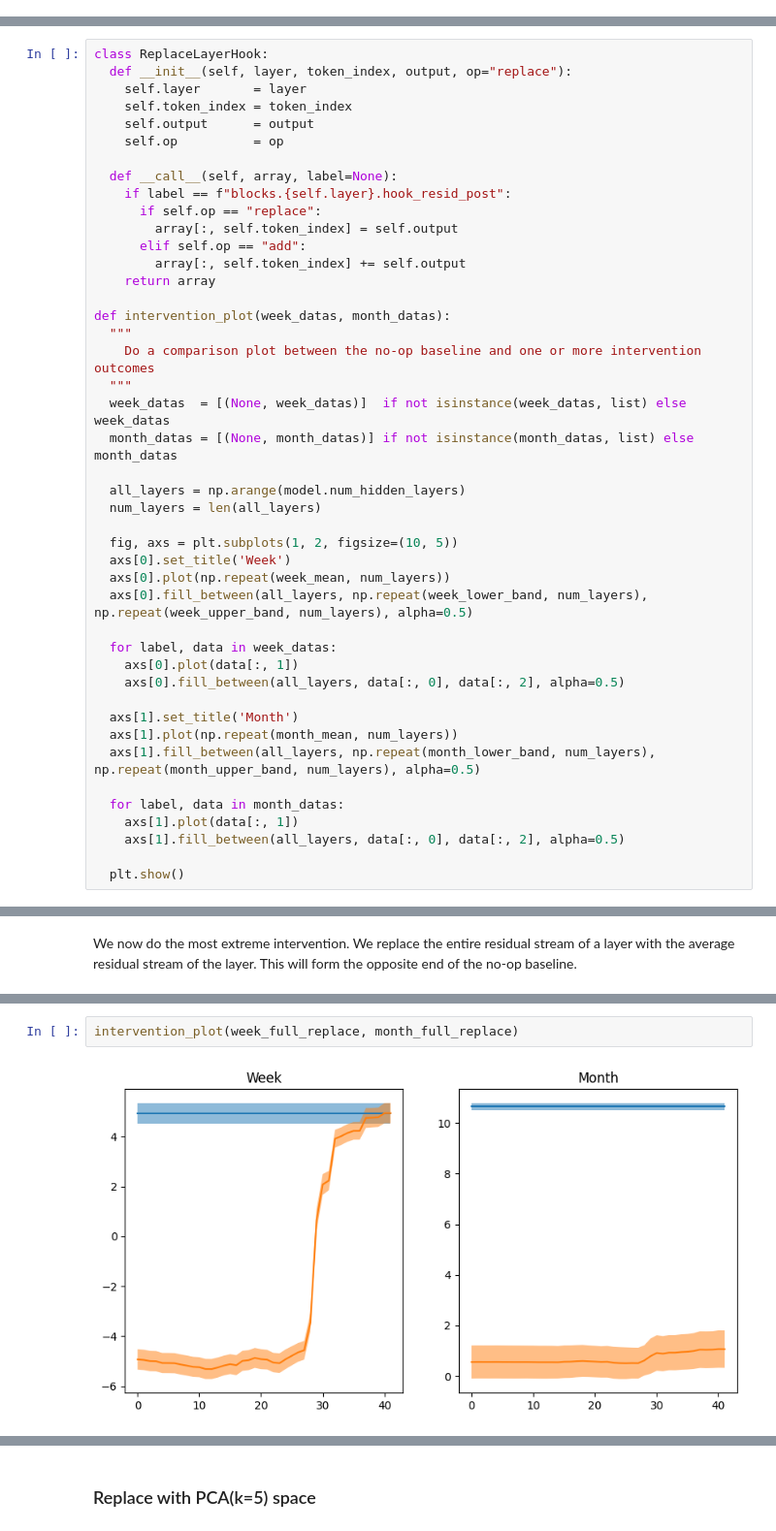
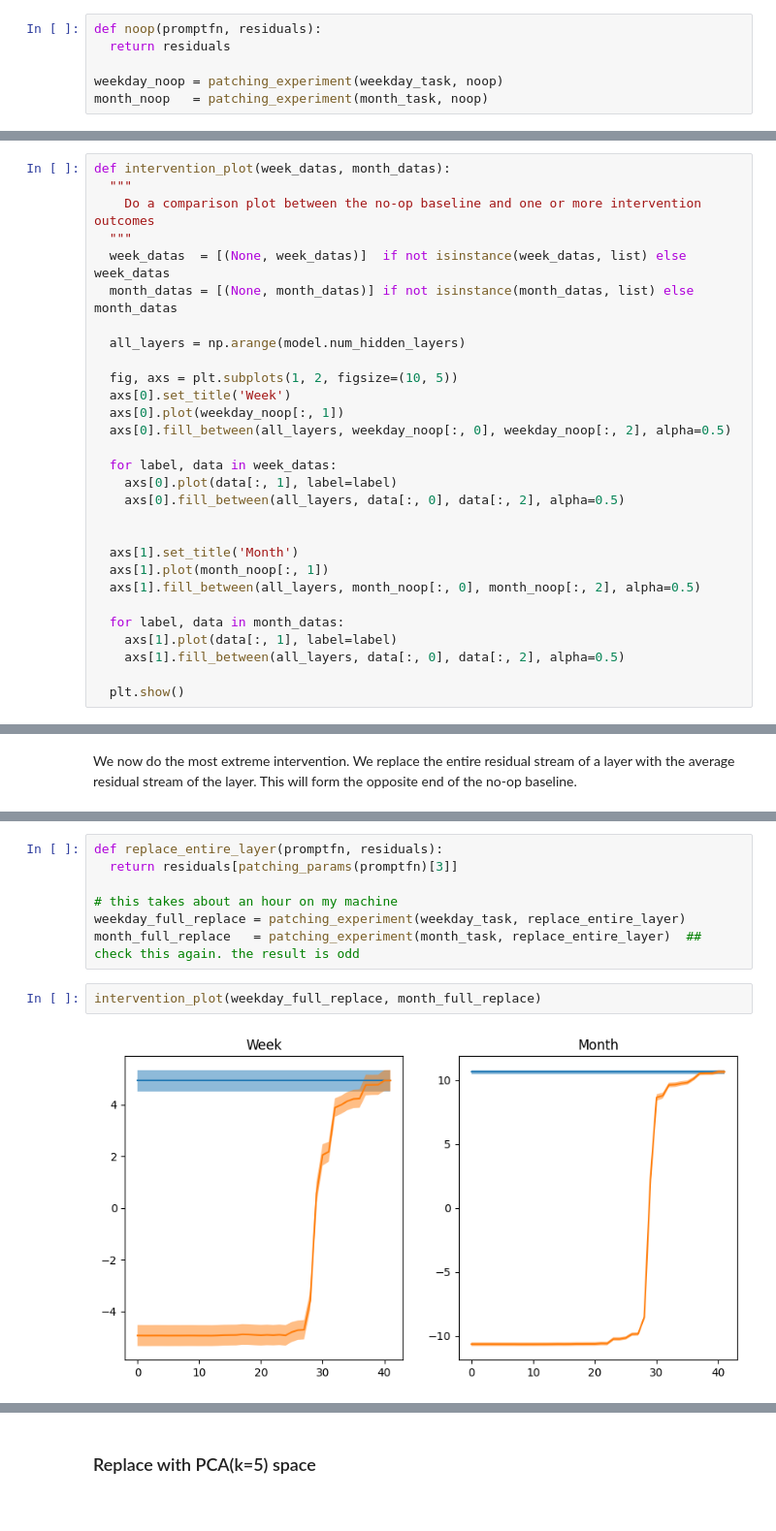
Before and after one commit to derfred/tutorials, a Jupyter notebook: multi_dimensional_features/multi_dimension_features.ipynb, the cells around one changed output, grey strips where cells are left out. Shown at 97% size. Drawn from its saved outputs; the diff is of its cells as text.

```diff
--- a/multi_dimensional_features/multi_dimension_features.ipynb
+++ b/multi_dimensional_features/multi_dimension_features.ipynb
@@ -759,0 +758,6 @@ Some common helper code:
+# %%
+def noop(promptfn, residuals):
+  return residuals
+
+weekday_noop = patching_experiment(weekday_task, noop)
+month_noop   = patching_experiment(month_task, noop)
@@ -760,19 +766,4 @@ Some common helper code:
 # %%
-class ReplaceLayerHook:
-  def __init__(self, layer, token_index, output, op="replace"):
-    self.layer       = layer
-    self.token_index = token_index
-    self.output      = output
-    self.op          = op
-
-  def __call__(self, array, label=None):
-    if label == f"blocks.{self.layer}.hook_resid_post":
-      if self.op == "replace":
-        array[:, self.token_index] = self.output
-      elif self.op == "add":
-        array[:, self.token_index] += self.output
-    return array
-
 def intervention_plot(week_datas, month_datas):
   """
     Do a comparison plot between the no-op baseline and one or more intervention outcomes
@@ -781,23 +772,23 @@ def intervention_plot(week_datas, month_datas):
   month_datas = [(None, month_datas)] if not isinstance(month_datas, list) else month_datas
 
   all_layers = np.arange(model.num_hidden_layers)
-  num_layers = len(all_layers)
 
   fig, axs = plt.subplots(1, 2, figsize=(10, 5))
   axs[0].set_title('Week')
-  axs[0].plot(np.repeat(week_mean, num_layers))
-  axs[0].fill_between(all_layers, np.repeat(week_lower_band, num_layers), np.repeat(week_upper_band, num_layers), alpha=0.5)
+  axs[0].plot(weekday_noop[:, 1])
+  axs[0].fill_between(all_layers, weekday_noop[:, 0], weekday_noop[:, 2], alpha=0.5)
 
   for label, data in week_datas:
-    axs[0].plot(data[:, 1])
+    axs[0].plot(data[:, 1], label=label)
     axs[0].fill_between(all_layers, data[:, 0], data[:, 2], alpha=0.5)
 
+
   axs[1].set_title('Month')
-  axs[1].plot(np.repeat(month_mean, num_layers))
-  axs[1].fill_between(all_layers, np.repeat(month_lower_band, num_layers), np.repeat(month_upper_band, num_layers), alpha=0.5)
+  axs[1].plot(month_noop[:, 1])
+  axs[1].fill_between(all_layers, month_noop[:, 0], month_noop[:, 2], alpha=0.5)
 
   for label, data in month_datas:
-    axs[1].plot(data[:, 1])
+    axs[1].plot(data[:, 1], label=label)
     axs[1].fill_between(all_layers, data[:, 0], data[:, 2], alpha=0.5)
 
   plt.show()
@@ -880,4 +816,11 @@ month_full_replace = full_layer_replace(month_task)  ## check this again. the re
+# %%
+def replace_entire_layer(promptfn, residuals):
+  return residuals[patching_params(promptfn)[3]]
+
+# this takes about an hour on my machine
+weekday_full_replace = patching_experiment(weekday_task, replace_entire_layer)
+month_full_replace   = patching_experiment(month_task, replace_entire_layer)  ## check this again. the result is odd
 # %%
-intervention_plot(week_full_replace, month_full_replace)
+intervention_plot(weekday_full_replace, month_full_replace)
 # %% [output]
-[figure, old version]
+[figure, new version]
```
Also changed, not shown: parts of 64 cells of this notebook.
